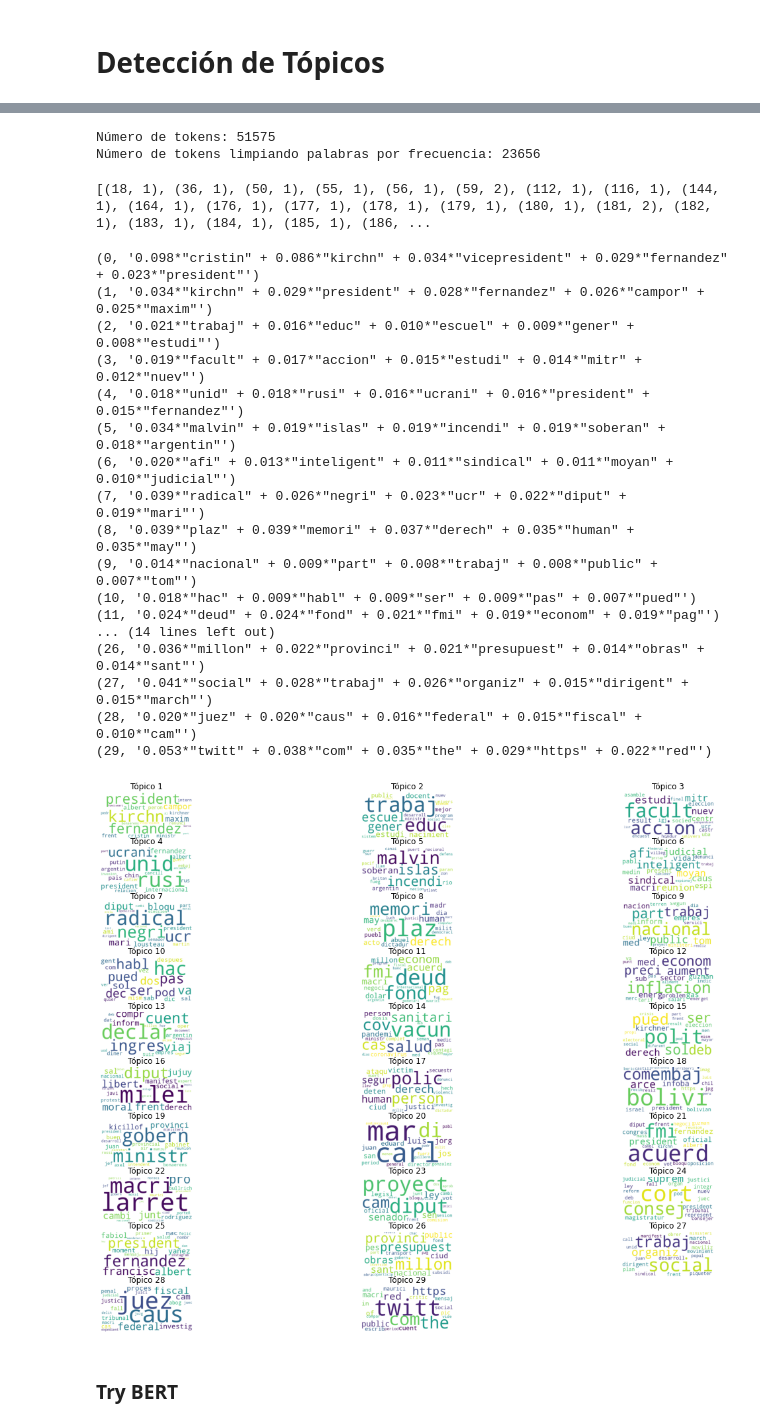
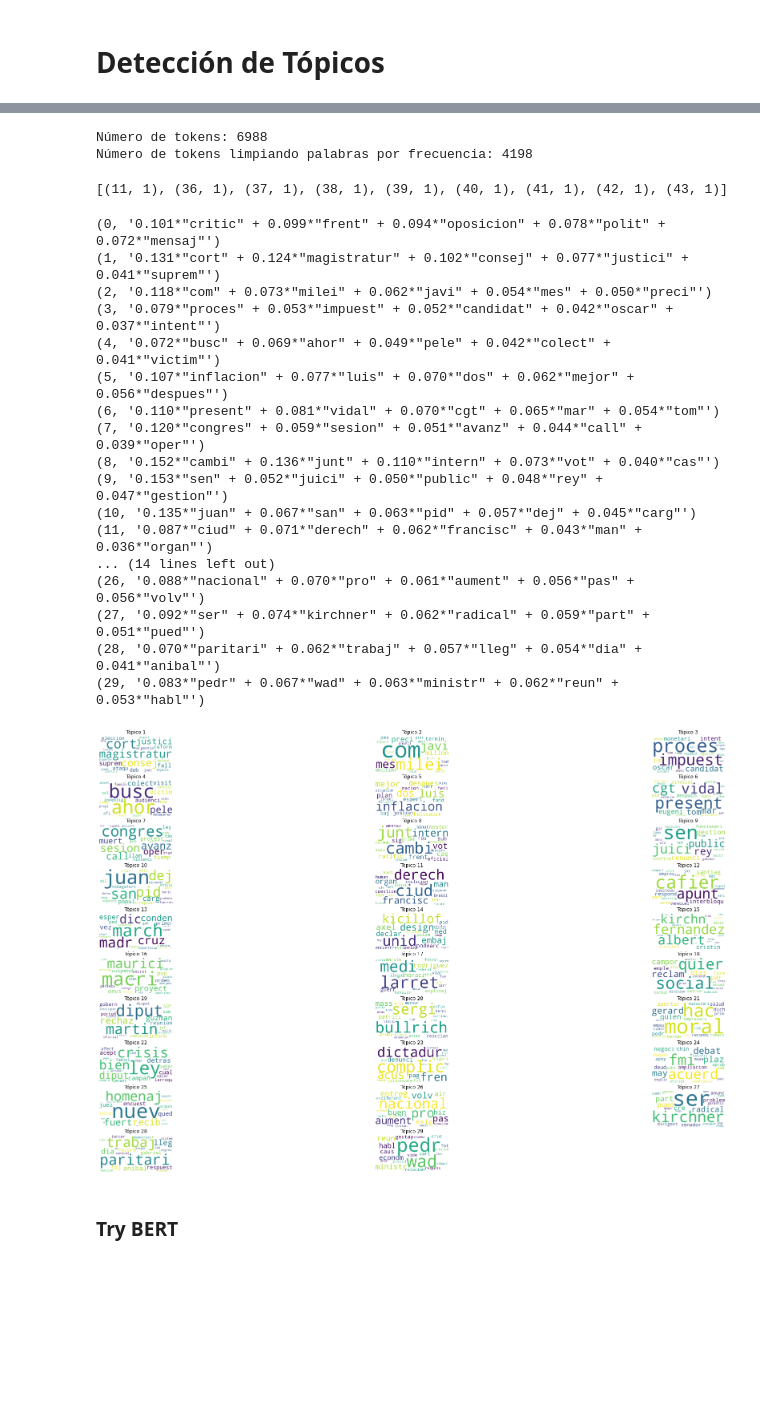
Before and after one commit to fermasia/topicos_noticias_arg, a Jupyter notebook: Deteccion_de_Topicos.ipynb, the cells around one changed output, grey strips where cells are left out. Drawn from its saved outputs; the diff is of its cells as text; code cells hidden in the pictures; blank space fills up the shorter version.

```diff
--- a/Deteccion_de_Topicos.ipynb
+++ b/Deteccion_de_Topicos.ipynb
@@ -11,7 +11,7 @@ import string
 # %%
 meses = ['202112','202201','202202','202203','202204']   # Meses a analizar
 seccion = 'politica'   # Sección para filtrar, si queda en blanco se usan todas las noticias
-objeto = 3   # 1 solo titulos 2 solo cuerpo 3 ambos (default)
+objeto = 1   # 1 solo titulos 2 solo cuerpo 3 ambos (default)
 # %% [markdown]
 ### Descarga y lectura del dataset
 # %%
@@ -202,8 +202,8 @@ print(f'Número de tokens: {len(diccionario)}')
 diccionario.filter_extremes(no_below=2, no_above = 0.8)
 print(f'Número de tokens limpiando palabras por frecuencia: {len(diccionario)}')
 # %% [output]
-Número de tokens: 51575
-Número de tokens limpiando palabras por frecuencia: 23656
+Número de tokens: 6988
+Número de tokens limpiando palabras por frecuencia: 4198
 # %%
 # Creamos el corpus
 corpus = [diccionario.doc2bow(noticia) for noticia in corpus_df.Stems]
@@ -211,7 +211,7 @@ corpus = [diccionario.doc2bow(noticia) for noticia in corpus_df.Stems]
 # Mostramos el BOW de una noticia
 print(corpus[6])
 # %% [output]
-[(18, 1), (36, 1), (50, 1), (55, 1), (56, 1), (59, 2), (112, 1), (116, 1), (144, 1), (164, 1), (176, 1), (177, 1), (178, 1), (179, 1), (180, 1), (181, 2), (182, 1), (183, 1), (184, 1), (185, 1), (186, ...
+[(11, 1), (36, 1), (37, 1), (38, 1), (39, 1), (40, 1), (41, 1), (42, 1), (43, 1)]
 # %%
 topics = 30
 lda = LdaModel(corpus=corpus, id2word=diccionario,
@@ -222,42 +222,42 @@ topicos = lda.print_topics(num_words=5, num_topics=topics)
 for topico in topicos:
     print(topico)
 # %% [output]
-(0, '0.098*"cristin" + 0.086*"kirchn" + 0.034*"vicepresident" + 0.029*"fernandez" + 0.023*"president"')
-(1, '0.034*"kirchn" + 0.029*"president" + 0.028*"fernandez" + 0.026*"campor" + 0.025*"maxim"')
-(2, '0.021*"trabaj" + 0.016*"educ" + 0.010*"escuel" + 0.009*"gener" + 0.008*"estudi"')
-(3, '0.019*"facult" + 0.017*"accion" + 0.015*"estudi" + 0.014*"mitr" + 0.012*"nuev"')
-(4, '0.018*"unid" + 0.018*"rusi" + 0.016*"ucrani" + 0.016*"president" + 0.015*"fernandez"')
-(5, '0.034*"malvin" + 0.019*"islas" + 0.019*"incendi" + 0.019*"soberan" + 0.018*"argentin"')
-(6, '0.020*"afi" + 0.013*"inteligent" + 0.011*"sindical" + 0.011*"moyan" + 0.010*"judicial"')
-(7, '0.039*"radical" + 0.026*"negri" + 0.023*"ucr" + 0.022*"diput" + 0.019*"mari"')
-(8, '0.039*"plaz" + 0.039*"memori" + 0.037*"derech" + 0.035*"human" + 0.035*"may"')
-(9, '0.014*"nacional" + 0.009*"part" + 0.008*"trabaj" + 0.008*"public" + 0.007*"tom"')
-(10, '0.018*"hac" + 0.009*"habl" + 0.009*"ser" + 0.009*"pas" + 0.007*"pued"')
-(11, '0.024*"deud" + 0.024*"fond" + 0.021*"fmi" + 0.019*"econom" + 0.019*"pag"')
+(0, '0.101*"critic" + 0.099*"frent" + 0.094*"oposicion" + 0.078*"polit" + 0.072*"mensaj"')
+(1, '0.131*"cort" + 0.124*"magistratur" + 0.102*"consej" + 0.077*"justici" + 0.041*"suprem"')
+(2, '0.118*"com" + 0.073*"milei" + 0.062*"javi" + 0.054*"mes" + 0.050*"preci"')
+(3, '0.079*"proces" + 0.053*"impuest" + 0.052*"candidat" + 0.042*"oscar" + 0.037*"intent"')
+(4, '0.072*"busc" + 0.069*"ahor" + 0.049*"pele" + 0.042*"colect" + 0.041*"victim"')
+(5, '0.107*"inflacion" + 0.077*"luis" + 0.070*"dos" + 0.062*"mejor" + 0.056*"despues"')
+(6, '0.110*"present" + 0.081*"vidal" + 0.070*"cgt" + 0.065*"mar" + 0.054*"tom"')
+(7, '0.120*"congres" + 0.059*"sesion" + 0.051*"avanz" + 0.044*"call" + 0.039*"oper"')
+(8, '0.152*"cambi" + 0.136*"junt" + 0.110*"intern" + 0.073*"vot" + 0.040*"cas"')
+(9, '0.153*"sen" + 0.052*"juici" + 0.050*"public" + 0.048*"rey" + 0.047*"gestion"')
+(10, '0.135*"juan" + 0.067*"san" + 0.063*"pid" + 0.057*"dej" + 0.045*"carg"')
+(11, '0.087*"ciud" + 0.071*"derech" + 0.062*"francisc" + 0.043*"man" + 0.036*"organ"')
 ... (14 lines left out)
-(26, '0.036*"millon" + 0.022*"provinci" + 0.021*"presupuest" + 0.014*"obras" + 0.014*"sant"')
-(27, '0.041*"social" + 0.028*"trabaj" + 0.026*"organiz" + 0.015*"dirigent" + 0.015*"march"')
-(28, '0.020*"juez" + 0.020*"caus" + 0.016*"federal" + 0.015*"fiscal" + 0.010*"cam"')
-(29, '0.053*"twitt" + 0.038*"com" + 0.035*"the" + 0.029*"https" + 0.022*"red"')
+(26, '0.088*"nacional" + 0.070*"pro" + 0.061*"aument" + 0.056*"pas" + 0.056*"volv"')
+(27, '0.092*"ser" + 0.074*"kirchner" + 0.062*"radical" + 0.059*"part" + 0.051*"pued"')
+(28, '0.070*"paritari" + 0.062*"trabaj" + 0.057*"lleg" + 0.054*"dia" + 0.041*"anibal"')
+(29, '0.083*"pedr" + 0.067*"wad" + 0.063*"ministr" + 0.062*"reun" + 0.053*"habl"')
 # %%
 cant_topicos = topics
 columnas = 3
 if (cant_topicos % columnas) > 0:
     filas = int(cant_topicos/columnas) + 1
 else:
     filas = int(cant_topicos/columnas)
 
 for i in range(1, cant_topicos):
     plt.subplot(filas,columnas,i)
-    plt.rcParams['figure.figsize'] = [40,15]
+    plt.rcParams['figure.figsize'] = [35,25]
 #     plt.figure()
     plt.imshow(WordCloud(background_color='white', prefer_horizontal=1.0)
                .fit_words(dict(lda.show_topic(i, 20))))
     plt.axis("off")
     plt.title("Tópico " + str(i))
 plt.show()
 # %% [output]
-[figure, old version]
+[figure, new version]
 # %% [markdown]
 ### Try BERT
 # %%
```
Also changed, not shown: parts of 4 cells of this notebook.
